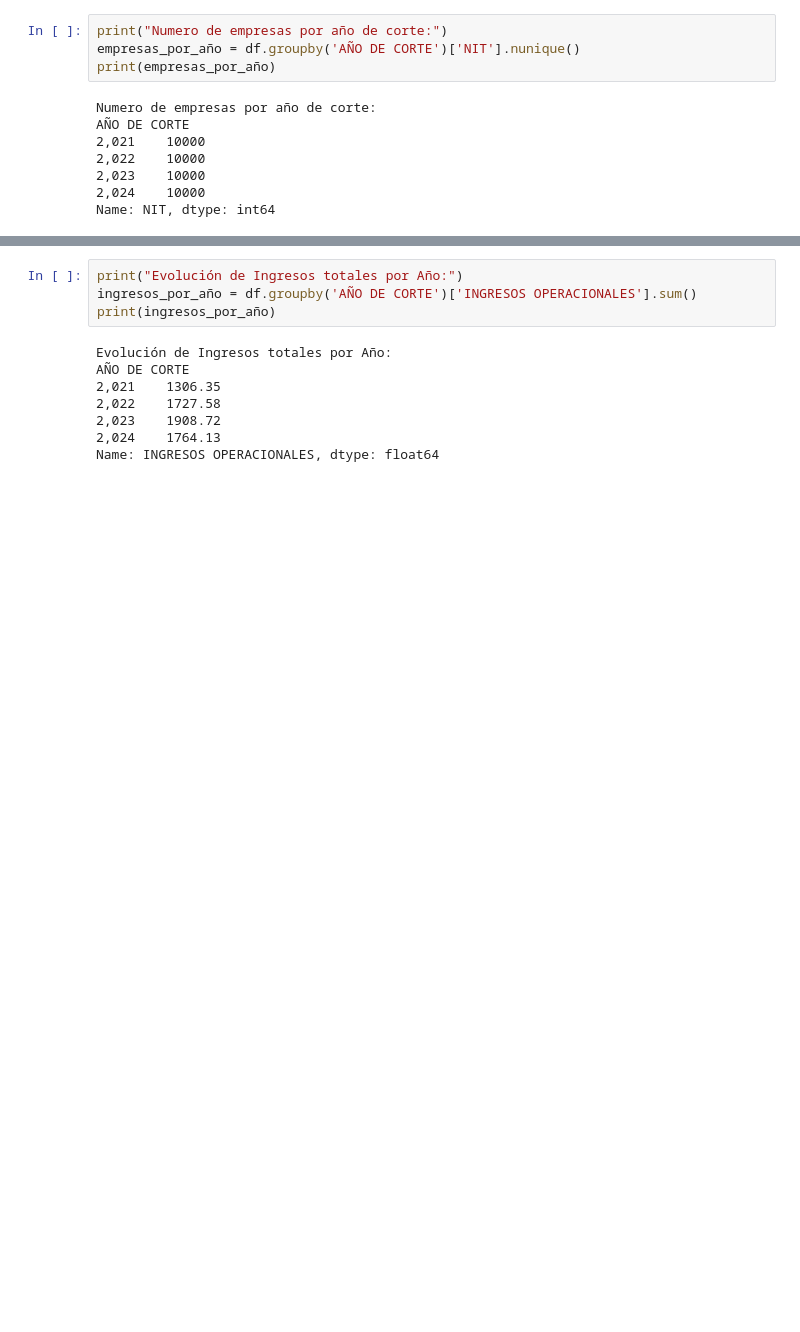
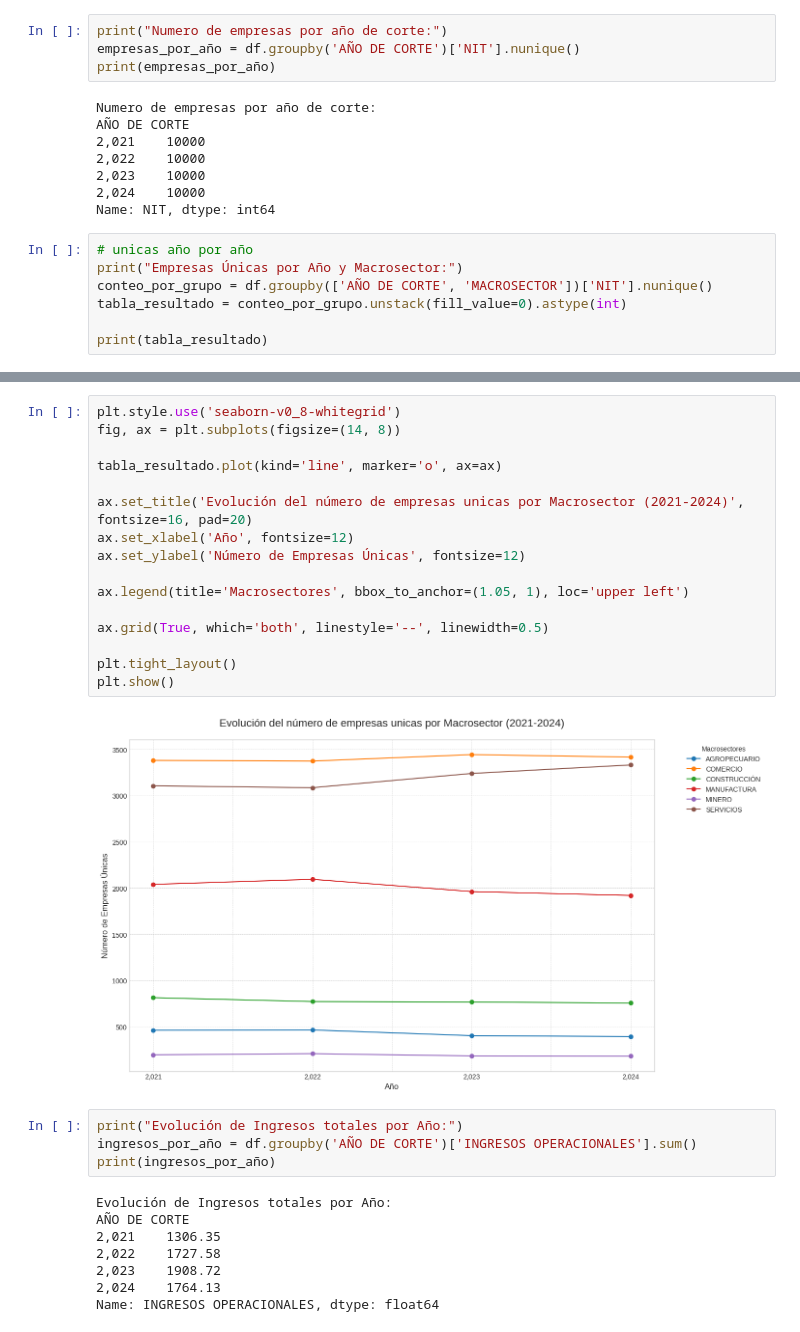
Before and after one commit to JeroHoyos/Expected-Growth-of-the-Country-s-Companies-by-Sector, a Jupyter notebook: notebooks/analisis_de_datos.ipynb, the cells around one changed output, grey strips where cells are left out. Saved outputs shown, nothing was run; the diff lists cells and outputs as text; blank space fills up the shorter version.

```diff
--- a/notebooks/analisis_de_datos.ipynb
+++ b/notebooks/analisis_de_datos.ipynb
@@ -738,3 +750,10 @@ AÑO DE CORTE
 2,023    10000
 2,024    10000
 Name: NIT, dtype: int64
+# %%
+# unicas año por año
+print("Empresas Únicas por Año y Macrosector:")
+conteo_por_grupo = df.groupby(['AÑO DE CORTE', 'MACROSECTOR'])['NIT'].nunique()
+tabla_resultado = conteo_por_grupo.unstack(fill_value=0).astype(int)
+
+print(tabla_resultado)
@@ -741,3 +775,21 @@ Name: NIT, dtype: int64
+# %%
+plt.style.use('seaborn-v0_8-whitegrid')
+fig, ax = plt.subplots(figsize=(14, 8))
+
+tabla_resultado.plot(kind='line', marker='o', ax=ax)
+
+ax.set_title('Evolución del número de empresas unicas por Macrosector (2021-2024)', fontsize=16, pad=20)
+ax.set_xlabel('Año', fontsize=12)
+ax.set_ylabel('Número de Empresas Únicas', fontsize=12)
+
+ax.legend(title='Macrosectores', bbox_to_anchor=(1.05, 1), loc='upper left')
+
+ax.grid(True, which='both', linestyle='--', linewidth=0.5)
+
+plt.tight_layout()
+plt.show()
+# %% [output]
+[figure, added]
 # %%
 print("Evolución de Ingresos totales por Año:")
 ingresos_por_año = df.groupby('AÑO DE CORTE')['INGRESOS OPERACIONALES'].sum()
```
Also changed, not shown: parts of 13 cells of this notebook.
